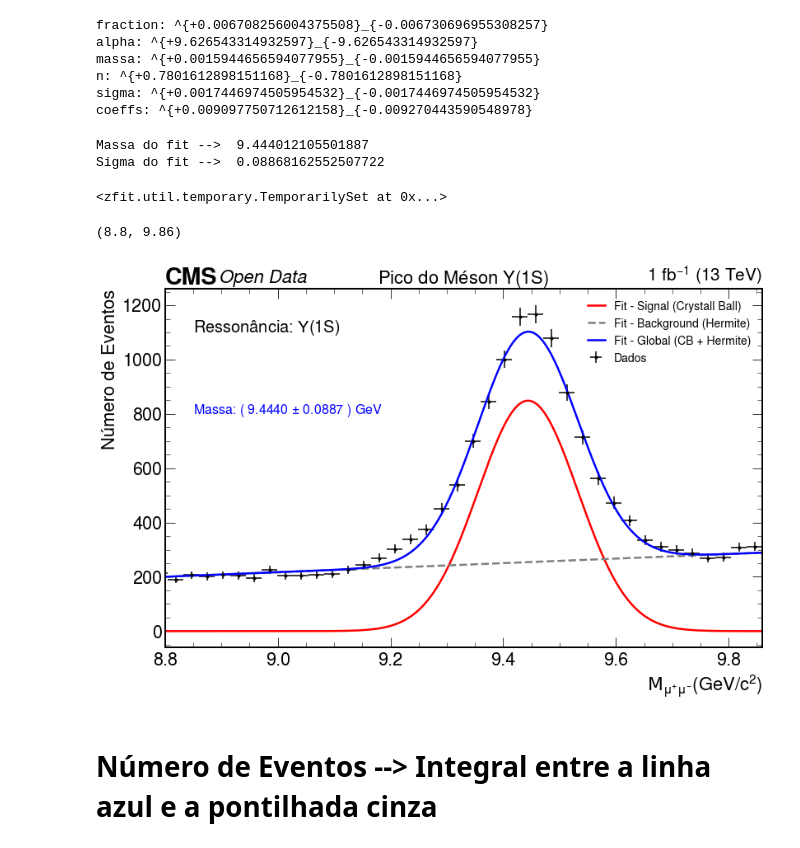
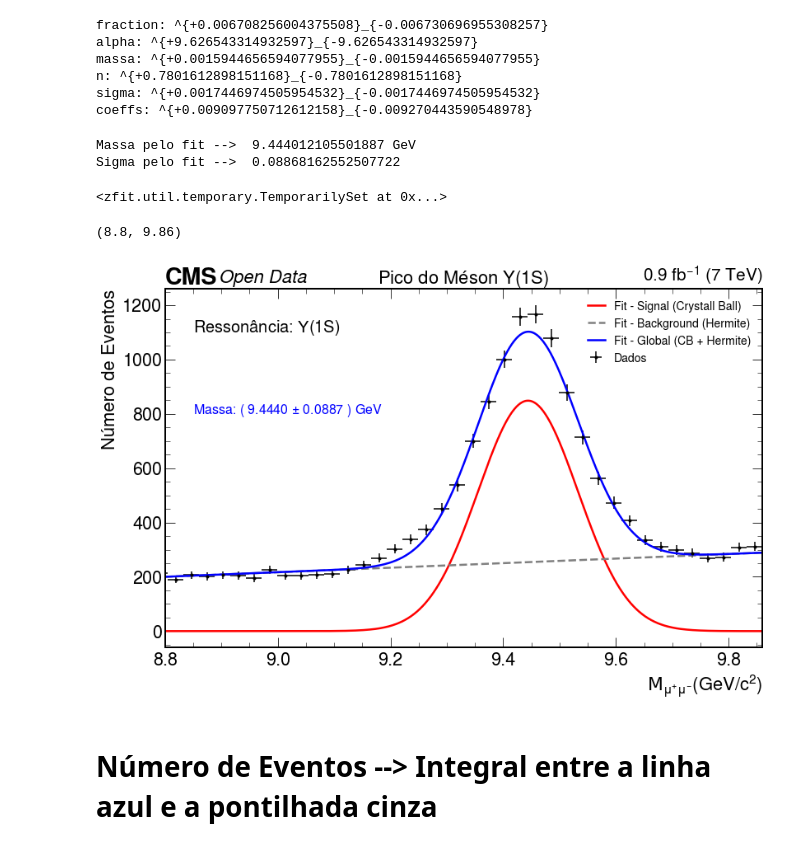
Before and after one commit to teteumac/Projeto-Final---Analise-em-FAE, a Jupyter notebook: Exercicio_4_e_5.ipynb, the cells around one changed output. Drawn from its saved outputs; the diff is of its cells as text; code cells hidden in the pictures.

```diff
--- a/Exercicio_4_e_5.ipynb
+++ b/Exercicio_4_e_5.ipynb
@@ -146,12 +147,12 @@ coeffs: ^{+0.009097750712612158}_{-0.009270443590548978}
 params = result_modelo.params
 # %%
 massa_fit = params[massa]['value']
-print('Massa do fit --> ', massa_fit)
+print('Massa pelo fit --> ', massa_fit, 'GeV')
 sigma_fit = params[sigma]['value']
-print('Sigma do fit --> ', sigma_fit)
+print('Sigma pelo fit --> ', sigma_fit)
 # %% [output]
-Massa do fit -->  9.444012105501887
-Sigma do fit -->  0.08868162552507722
+Massa pelo fit -->  9.444012105501887 GeV
+Sigma pelo fit -->  0.08868162552507722
 # %%
 massa.set_value(massa_fit)
 sigma.set_value(sigma_fit)
@@ -163,35 +164,35 @@ frac.set_value(params[frac]['value'])
 # %%
 plt.figure(figsize = ( 13, 8 ))
 
 counts_1, bin_edges_1 = np.histogram( lista_massa_fit , bins=np.linspace(xmin,xmax,n_bins) )
 errors_1 = np.sqrt( counts_1 )
 bin_centres_1 = ( bin_edges_1[:-1] + bin_edges_1[1:] ) / 2.
 plt.errorbar(bin_centres_1, counts_1, yerr=errors_1, xerr=abs(bin_centres_1[4] - bin_centres_1[5])/2,fmt='.', label = 'Dados', color = 'black')
 
 plt.text(8.85,1100, r"Ressonância: $\Upsilon$(1S)", color = 'black', fontsize = 20)
 plt.text(8.85,800, "Massa: ( {:2.4f} $\pm$ {:2.4f} ) GeV".format(massa_fit , sigma_fit ), color = 'blue', fontsize = 16)
 #plt.text(8.85,700,"com: ({:2.3f} $\pm$ {:2.3f} ) MeV".format(1.600 ,1.700), color = 'blue', fontsize = 16)
 
 # plot the pdfs
 y_crystall_ball = ( crystall_ball.pdf(x) * frac ).numpy()
 y_hermite = ( hermite.pdf(x) * ( 1 - frac ) ).numpy()
 y_modelo = ( modelo.pdf(x) ).numpy()
 
-plt.plot(x, y_crystall_ball*plot_scaling , '-', label="Fit - Signal (Crystall Ball)", linewidth=linewidth, color = 'red')
-plt.plot(x, y_hermite*plot_scaling , '--', label="Fit - Background (Hermite)", linewidth=linewidth, color = 'gray')
-plt.plot(x, y_modelo*plot_scaling , '-', label="Fit - Global (CB + Hermite)", linewidth=linewidth, color = 'blue')
+plt.plot(x, y_crystall_ball*plot_scaling.numpy() , '-', label="Fit - Signal (Crystall Ball)", linewidth=linewidth, color = 'red')
+plt.plot(x, y_hermite*plot_scaling.numpy() , '--', label="Fit - Background (Hermite)", linewidth=linewidth, color = 'gray')
+plt.plot(x, y_modelo*plot_scaling.numpy() , '-', label="Fit - Global (CB + Hermite)", linewidth=linewidth, color = 'blue')
 
-hep.cms.label( llabel="Open Data" , rlabel="1 fb$^{-1}$ (13 TeV)" , fontsize = 22 )
+hep.cms.label( llabel="Open Data" , rlabel="0.9 fb$^{-1}$ (7 TeV)" , fontsize = 22 )
 
 plt.xlabel(r"$\mathcal{M}_{\mu^{+}\mu^{-}}(GeV/c^{2})$", fontsize = 22 )
 plt.ylabel( 'Número de Eventos' , fontsize = 22 )
 plt.title( r'Pico do Méson $\Upsilon$(1S)' , fontsize = 22 )
 plt.legend(loc='best',fontsize = 14 )
 plt.style.use(hep.style.ROOT)
 plt.xlim(8.8,xmax)
 # %% [output]
 (8.8, 9.86)
-[figure, old version]
+[figure, new version]
 # %% [markdown]
 # Número de Eventos --> Integral entre a linha azul e a pontilhada cinza
 # %%
```
Also changed, not shown: parts of 18 cells of this notebook.
